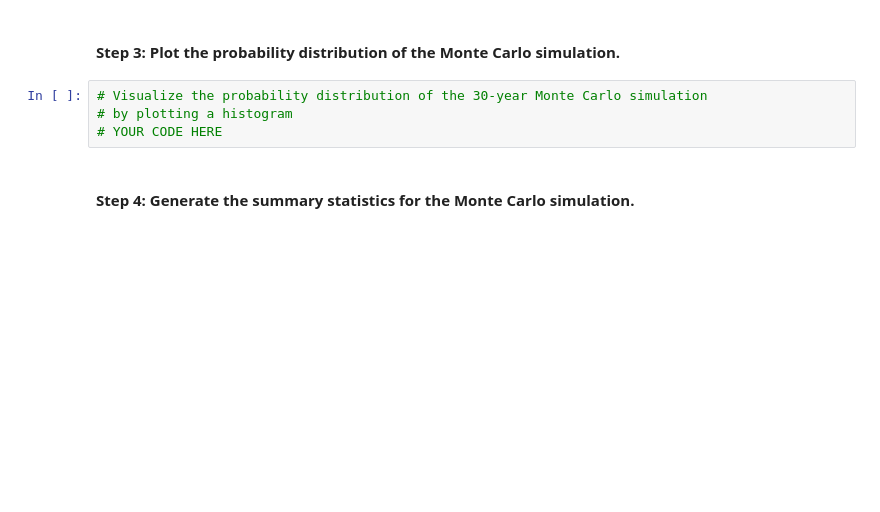
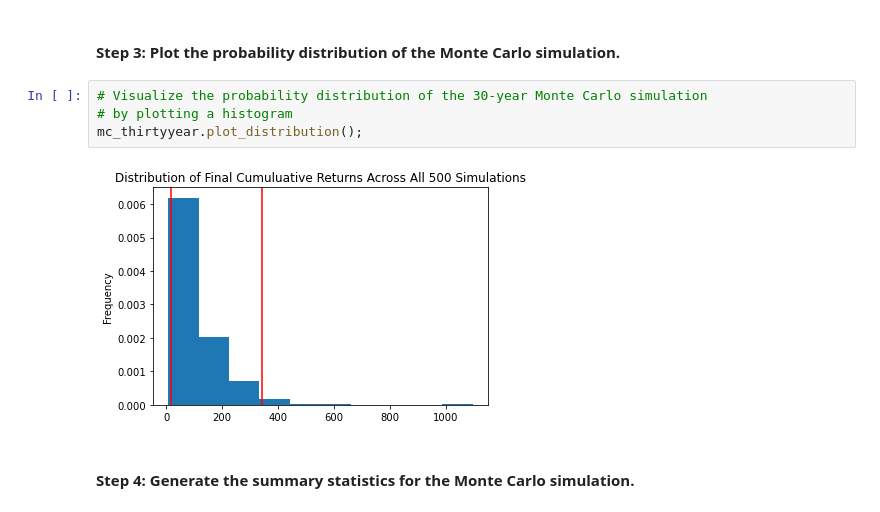
Before and after one commit to Hderek22/POM_Financial_Planners, a Jupyter notebook: POM_financial_planner/financial_planning_tools.ipynb, the cells around one changed output. Cells and saved outputs as stored; diff of their text form; blank space fills up the shorter version.

```diff
--- a/POM_financial_planner/financial_planning_tools.ipynb
+++ b/POM_financial_planner/financial_planning_tools.ipynb
@@ -430,7 +523,9 @@ In this section, you’ll use the MCForecastTools library to create a Monte Carl
 # %%
 # Visualize the probability distribution of the 30-year Monte Carlo simulation
 # by plotting a histogram
-# YOUR CODE HERE
+mc_thirtyyear.plot_distribution();
+# %% [output]
+[figure, added]
 # %% [markdown]
 #### Step 4: Generate the summary statistics for the Monte Carlo simulation.
 # %%
```
Also changed, not shown: parts of 36 cells of this notebook.
